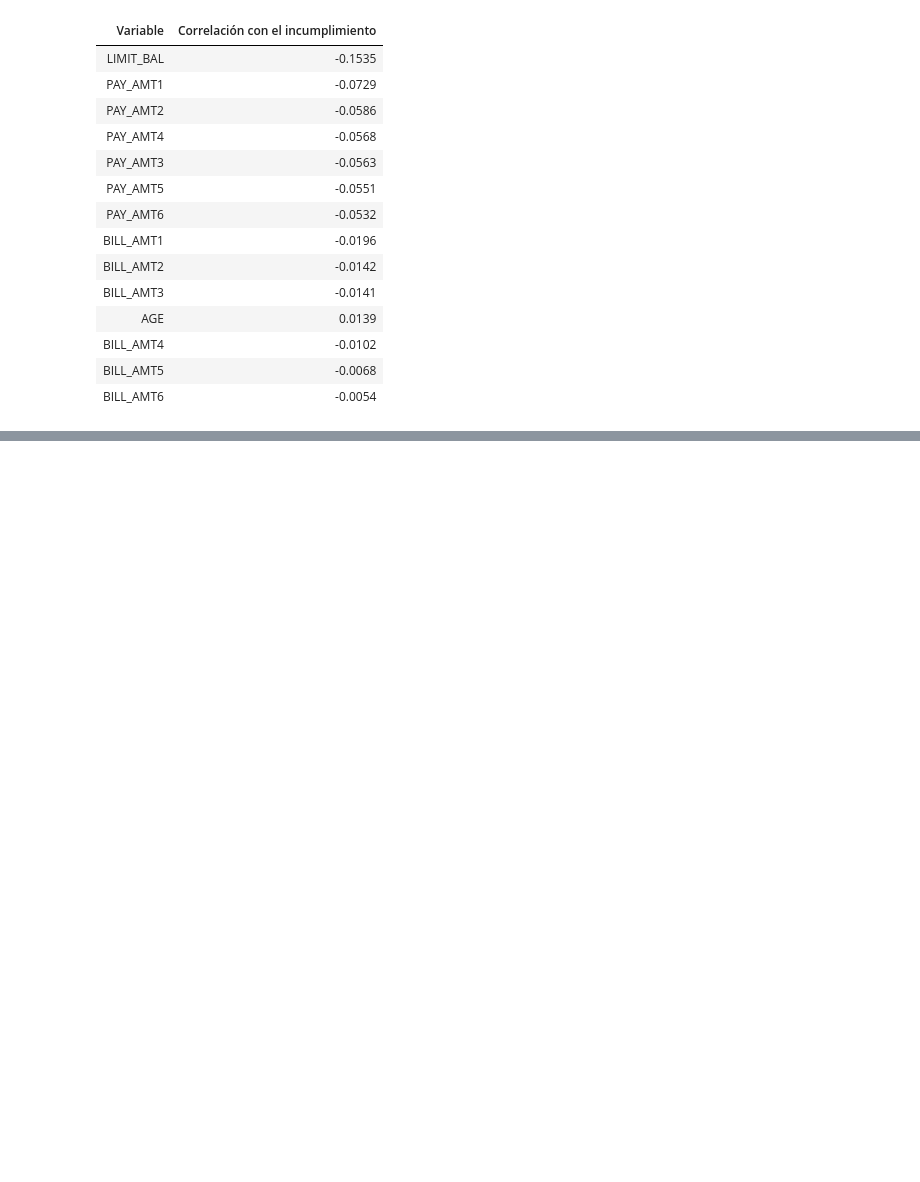
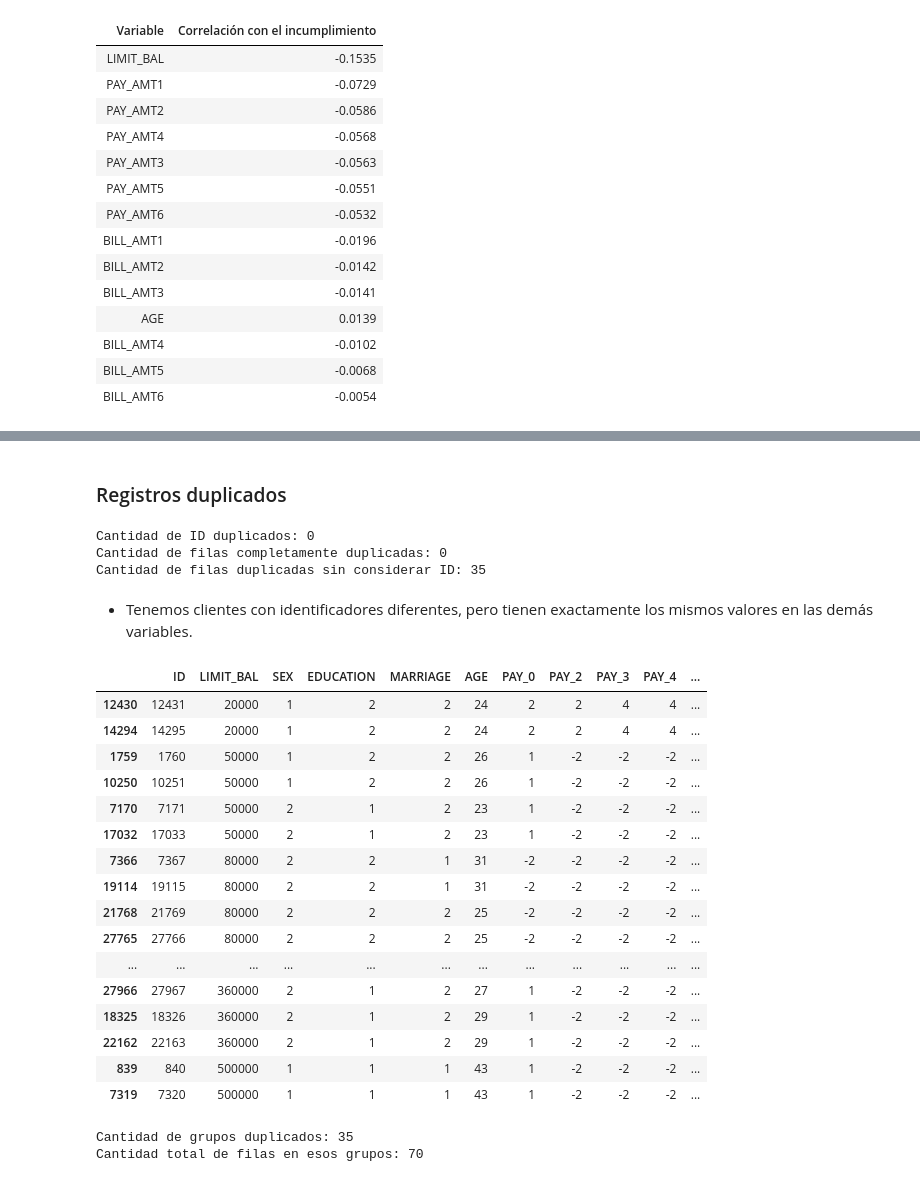
Before and after one commit to manuelarpoce-ui/Proyecto-grupo-4, a Jupyter notebook: notebooks/01_eda.ipynb, the cells around one changed output, grey strips where cells are left out. Cells and saved outputs as stored; diff of their text form; code cells hidden in the pictures; blank space fills up the shorter version.

```diff
--- a/notebooks/01_eda.ipynb
+++ b/notebooks/01_eda.ipynb
@@ -1371,0 +1383,59 @@ display(
+# %% [markdown]
+### Registros duplicados
+# %%
+# Identificar si hay registros duplicados:
+
+print("Cantidad de ID duplicados:", df["ID"].duplicated().sum())
+
+print(
+    "Cantidad de filas completamente duplicadas:",
+    df.duplicated().sum()
+)
+
+print(
+    "Cantidad de filas duplicadas sin considerar ID:",
+    df.drop(columns=["ID"]).duplicated().sum()
+)
+# %% [output]
+Cantidad de ID duplicados: 0
+Cantidad de filas completamente duplicadas: 0
+Cantidad de filas duplicadas sin considerar ID: 35
+# %% [markdown]
+- Tenemos clientes con identificadores diferentes, pero tienen exactamente los mismos valores en las demás variables.
+# %%
+#Detallar los registros duplicados
+duplicados = df[df.drop(columns=["ID"]).duplicated(keep=False)]
+duplicados.sort_values(by=df.columns[1:].tolist())
+# %% [output]
+|  | ID | LIMIT_BAL | SEX | EDUCATION | MARRIAGE | AGE | PAY_0 | PAY_2 | PAY_3 | PAY_4 | ... |
+| 12430 | 12431 | 20000 | 1 | 2 | 2 | 24 | 2 | 2 | 4 | 4 | ... |
+| 14294 | 14295 | 20000 | 1 | 2 | 2 | 24 | 2 | 2 | 4 | 4 | ... |
+| 1759 | 1760 | 50000 | 1 | 2 | 2 | 26 | 1 | -2 | -2 | -2 | ... |
+| 10250 | 10251 | 50000 | 1 | 2 | 2 | 26 | 1 | -2 | -2 | -2 | ... |
+| 7170 | 7171 | 50000 | 2 | 1 | 2 | 23 | 1 | -2 | -2 | -2 | ... |
+| 17032 | 17033 | 50000 | 2 | 1 | 2 | 23 | 1 | -2 | -2 | -2 | ... |
+| 7366 | 7367 | 80000 | 2 | 2 | 1 | 31 | -2 | -2 | -2 | -2 | ... |
+| 19114 | 19115 | 80000 | 2 | 2 | 1 | 31 | -2 | -2 | -2 | -2 | ... |
+| 21768 | 21769 | 80000 | 2 | 2 | 2 | 25 | -2 | -2 | -2 | -2 | ... |
+| 27765 | 27766 | 80000 | 2 | 2 | 2 | 25 | -2 | -2 | -2 | -2 | ... |
+| ... | ... | ... | ... | ... | ... | ... | ... | ... | ... | ... | ... |
+| 27966 | 27967 | 360000 | 2 | 1 | 2 | 27 | 1 | -2 | -2 | -2 | ... |
+| 18325 | 18326 | 360000 | 2 | 1 | 2 | 29 | 1 | -2 | -2 | -2 | ... |
+| 22162 | 22163 | 360000 | 2 | 1 | 2 | 29 | 1 | -2 | -2 | -2 | ... |
+| 839 | 840 | 500000 | 1 | 1 | 1 | 43 | 1 | -2 | -2 | -2 | ... |
+| 7319 | 7320 | 500000 | 1 | 1 | 1 | 43 | 1 | -2 | -2 | -2 | ... |
+# %%
+#Medir cuantos clientes representan los duplicados:
+# Contar los grupos de registros duplicados sin considerar ID
+grupos_duplicados = (
+    df.drop(columns=["ID"])
+    .value_counts()
+)
+
+grupos_duplicados = grupos_duplicados[grupos_duplicados > 1]
+
+print("Cantidad de grupos duplicados:", len(grupos_duplicados))
+print("Cantidad total de filas en esos grupos:", grupos_duplicados.sum())
+# %% [output]
+Cantidad de grupos duplicados: 35
+Cantidad total de filas en esos grupos: 70
```
Also changed, not shown: parts of 16 cells of this notebook, 22 other files.
